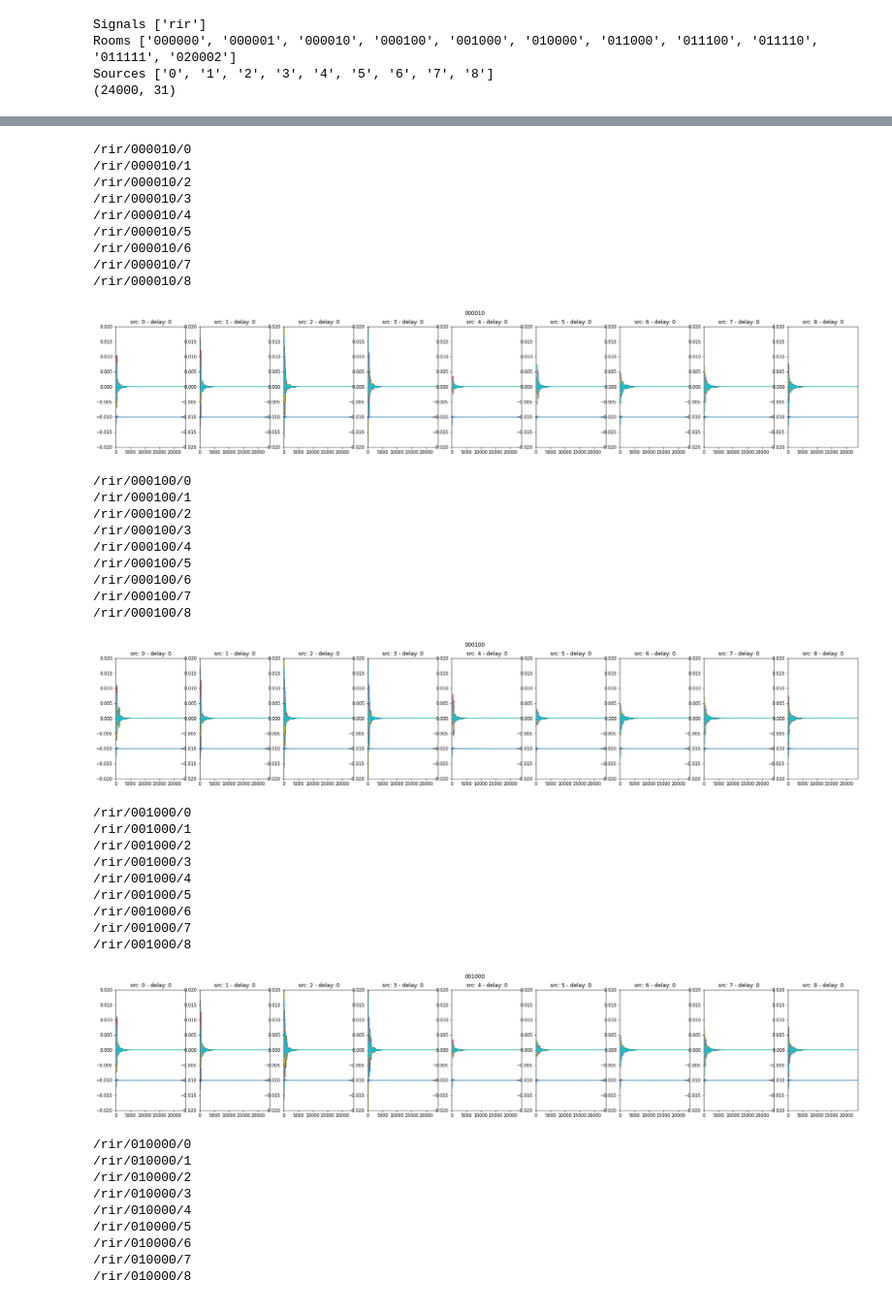
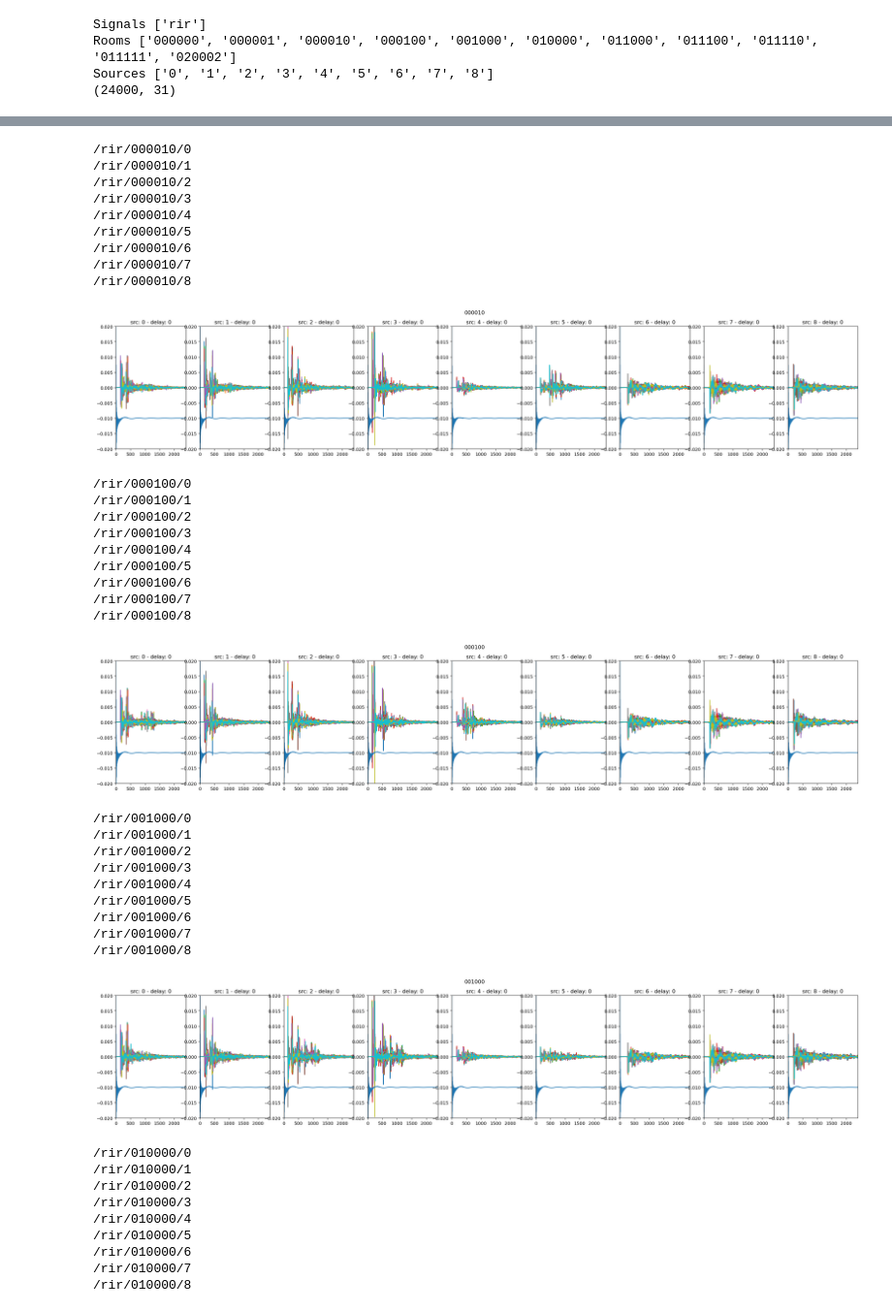
Before and after one commit to Chutlhu/dEchorate, a Jupyter notebook: notebooks/[Control,HDF5] check HDF5 contents.ipynb, the cells around one changed output, grey strips where cells are left out. Shown at 97% size. Drawn from its saved outputs; the diff is of its cells as text; code cells hidden in the pictures.

```diff
--- a/notebooks/[Control,HDF5] check HDF5 contents.ipynb
+++ b/notebooks/[Control,HDF5] check HDF5 contents.ipynb
@@ -55,7 +71,7 @@ for room in rooms:
         axarr[s].plot(rirs[:,-1]-0.01)
         axarr[s].axvline(x=d)
         axarr[s].set_ylim([-0.02, 0.02])
-        axarr[s].set_xlim([0, L])
+        axarr[s].set_xlim([0, 0.1*L])
 
     plt.show()
 # %% [output]
@@ -82,23 +98,23 @@ for room in rooms:
 /rir/000010/0
 /rir/000010/1
 /rir/000010/2
 /rir/000010/3
 /rir/000010/4
 /rir/000010/5
 /rir/000010/6
 /rir/000010/7
 /rir/000010/8
-[figure, old version]
+[figure, new version]
 /rir/000100/0
 /rir/000100/1
 /rir/000100/2
 /rir/000100/3
 /rir/000100/4
 /rir/000100/5
 /rir/000100/6
 /rir/000100/7
 /rir/000100/8
-[figure, old version]
+[figure, new version]
 /rir/001000/0
 /rir/001000/1
 /rir/001000/2
@@ -108,7 +124,7 @@ for room in rooms:
 /rir/001000/6
 /rir/001000/7
 /rir/001000/8
-[figure, old version]
+[figure, new version]
 /rir/010000/0
 /rir/010000/1
 /rir/010000/2
```
Also changed, not shown: parts of 2 cells of this notebook, 5 other files.
